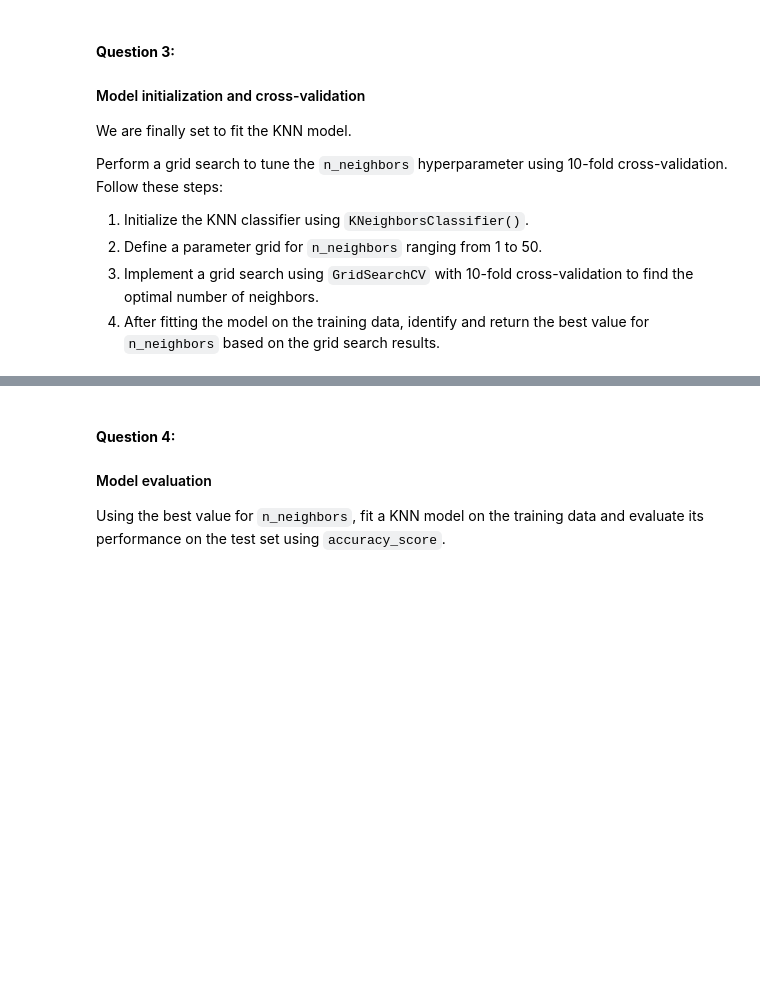
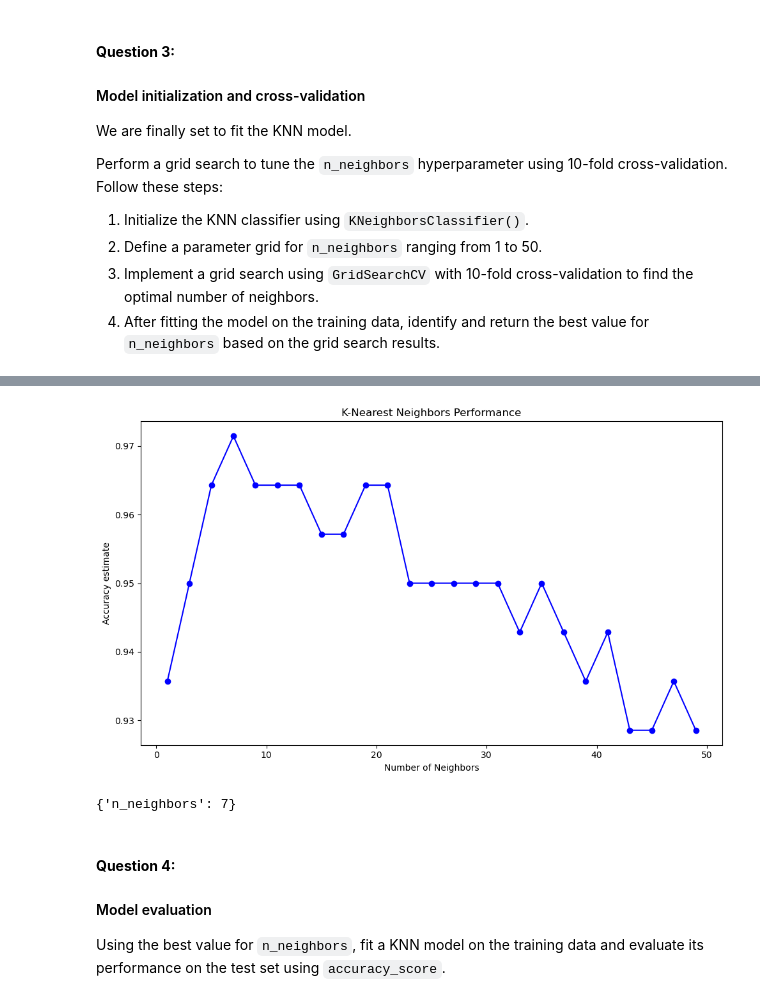
Before and after one commit to Carvas91/LCR, a Jupyter notebook: 02_activities/assignments/assignment_1.ipynb, the cells around one changed output, grey strips where cells are left out. Cells and saved outputs as stored; diff of their text form; code cells hidden in the pictures; blank space fills up the shorter version.

```diff
--- a/02_activities/assignments/assignment_1.ipynb
+++ b/02_activities/assignments/assignment_1.ipynb
@@ -122,0 +179,7 @@ split = np.random.choice([True, False], size=len(predictors_standardized), repla
+# %%
+#Now we're going to use that array to filter our standardized dataset and response variable
+X_train = predictors_standardized[split]
+X_test = predictors_standardized[~split] # ~split means the False values
+
+y_train = wine_df['class'][split] #these are my response variable
+y_test = wine_df['class'][~split]
@@ -134,3 +206,12 @@ Perform a grid search to tune the `n_neighbors` hyperparameter using 10-fold cro
 4. After fitting the model on the training data, identify and return the best value for `n_neighbors` based on the grid search results.
 # %%
 # Your code here...
+knn = KNeighborsClassifier()
+param_grid = {
+    'n_neighbors':range(1,50,2) #Here, 'n_neighbors' will take on odd values from 1 to 49
+}
+
+# Set up GridSearchCV for hyperparameter tuning
+tune_grid = GridSearchCV(knn, param_grid= param_grid, cv=10)
+# %%
+tune_grid.fit(X=X_train, y=y_train)
@@ -136,0 +221,3 @@ Perform a grid search to tune the `n_neighbors` hyperparameter using 10-fold cro
+# %%
+acc_grid = pd.DataFrame(tune_grid.cv_results_)
+acc_grid.head(5)
@@ -137,3 +231,22 @@ Perform a grid search to tune the `n_neighbors` hyperparameter using 10-fold cro
+# %%
+# Create the plot
+plt.figure(figsize=(10, 6))
+
+# Plot mean test scores with error bars
+plt.plot(acc_grid['param_n_neighbors'], acc_grid['mean_test_score'], '-o', color='blue')
+
+# Add labels and legend
+plt.xlabel('Number of Neighbors')
+plt.ylabel('Accuracy estimate')
+plt.title('K-Nearest Neighbors Performance')
+plt.tight_layout()
+plt.show()
+# %% [output]
+[figure, added]
+# %%
+tune_grid.best_params_ #The best number of K is 7
+# %% [output]
+{'n_neighbors': 7}
 # %% [markdown]
 #### **Question 4:**
 #### Model evaluation
```
Also changed, not shown: parts of 15 cells of this notebook.
